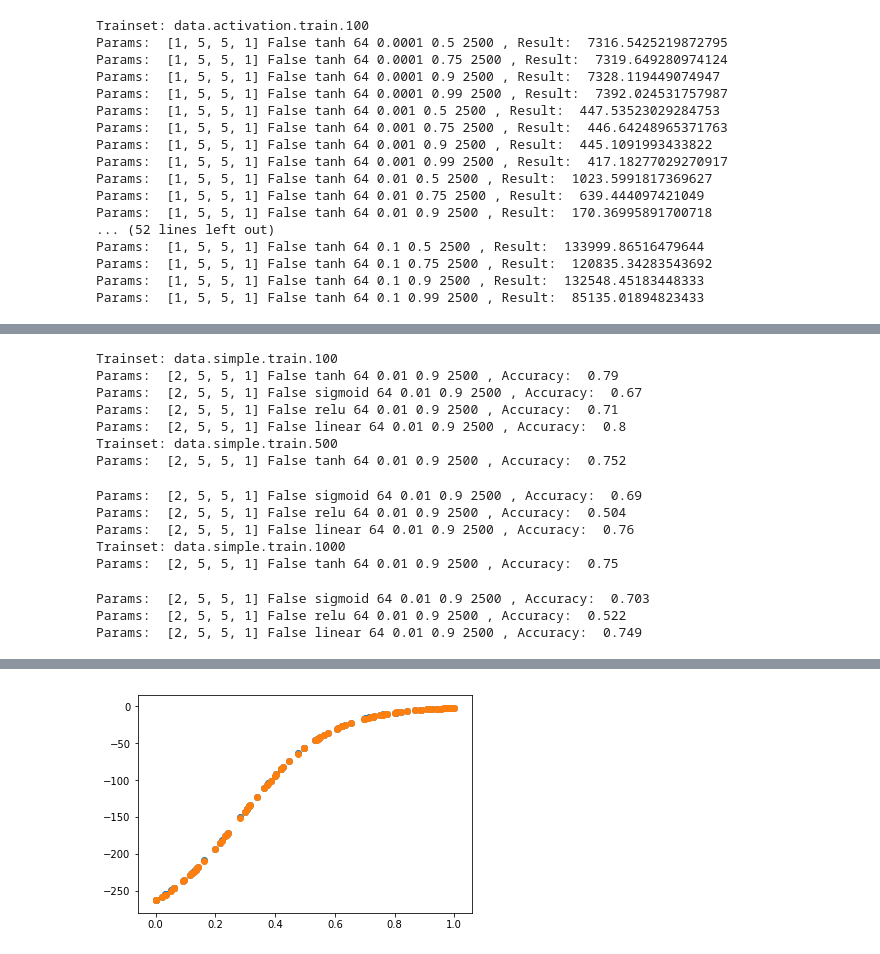
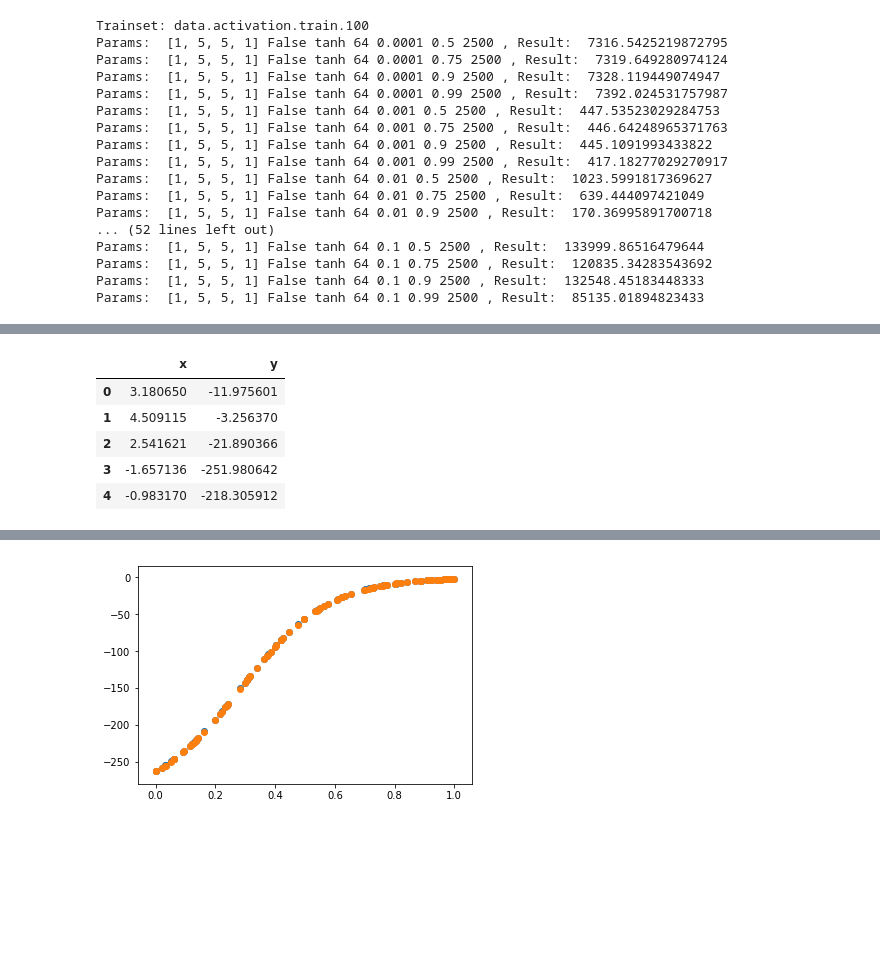
Before and after one commit to sowiks2711/NNVisualiser, a Jupyter notebook: data_analysis/projekt1/mult.ipynb, the cells around one changed output, grey strips where cells are left out. Cells and saved outputs as stored; diff of their text form; code cells hidden in the pictures; blank space fills up the shorter version.

```diff
--- a/data_analysis/projekt1/data_analysis - gridsearch.ipynb
+++ b/data_analysis/projekt1/mult.ipynb
@@ -398,45 +269,18 @@ Params:  [2, 10, 6, 4, 1] False tanh 64 0.01 0.9 2500 , Accuracy:  0.312
-# %%
-reg_filenames = [['data.simple.train.100','data.simple.test.100'],
-                 ['data.simple.train.500','data.simple.test.500'],
-                ['data.simple.train.1000','data.simple.test.1000']]
-
-for names in reg_filenames:
-    print("Trainset: " + names[0])
-    train = pd.read_csv("./data_analysis/projekt1/classification/" + names [0] + ".csv")
-    test = pd.read_csv("./data_analysis/projekt1/classification/" + names [1] + ".csv")
-
-    std_batch_size = [64]
-    std_layer_size = [[2,5,5,1] ]
-    std_learning_rate = [0.01]
-    std_momentum = [0.9]
-    std_epochs =[2500]
-
-    disable_bias = [False]
-    activations = ['tanh','sigmoid','relu','linear']
-    verbose = [False]
-    grid_search(itertools.product(std_layer_size,disable_bias,activations,std_batch_size,std_learning_rate,std_momentum,std_epochs,verbose), "classification", train,test)
-# %% [output]
-Trainset: data.simple.train.100
-Params:  [2, 5, 5, 1] False tanh 64 0.01 0.9 2500 , Accuracy:  0.79
-Params:  [2, 5, 5, 1] False sigmoid 64 0.01 0.9 2500 , Accuracy:  0.67
-Params:  [2, 5, 5, 1] False relu 64 0.01 0.9 2500 , Accuracy:  0.71
-Params:  [2, 5, 5, 1] False linear 64 0.01 0.9 2500 , Accuracy:  0.8
-Trainset: data.simple.train.500
-Params:  [2, 5, 5, 1] False tanh 64 0.01 0.9 2500 , Accuracy:  0.752
-Params:  [2, 5, 5, 1] False sigmoid 64 0.01 0.9 2500 , Accuracy:  0.69
-Params:  [2, 5, 5, 1] False relu 64 0.01 0.9 2500 , Accuracy:  0.504
-Params:  [2, 5, 5, 1] False linear 64 0.01 0.9 2500 , Accuracy:  0.76
-Trainset: data.simple.train.1000
-Params:  [2, 5, 5, 1] False tanh 64 0.01 0.9 2500 , Accuracy:  0.75
-Params:  [2, 5, 5, 1] False sigmoid 64 0.01 0.9 2500 , Accuracy:  0.703
-Params:  [2, 5, 5, 1] False relu 64 0.01 0.9 2500 , Accuracy:  0.522
-Params:  [2, 5, 5, 1] False linear 64 0.01 0.9 2500 , Accuracy:  0.749
 # %%
 nn_builder = nn.SequentialBuilder()
 nn_builder.add_dense(2, 'relu')
 nn_builder.add_dense(2, 'relu')
 nn_builder.add_dense(1, 'linear')
 model = nn_builder.compile('binary_crossentropy')
+# %%
+train.head()
+# %% [output]
+|  | x | y |
+| 0 | 3.180650 | -11.975601 |
+| 1 | 4.509115 | -3.256370 |
+| 2 | 2.541621 | -21.890366 |
+| 3 | -1.657136 | -251.980642 |
+| 4 | -0.983170 | -218.305912 |
 # %%
 X = train[['x', 'y']].values.T
 print(X.shape)
```
Also changed, not shown: parts of 10 cells of this notebook, 16 other files.
